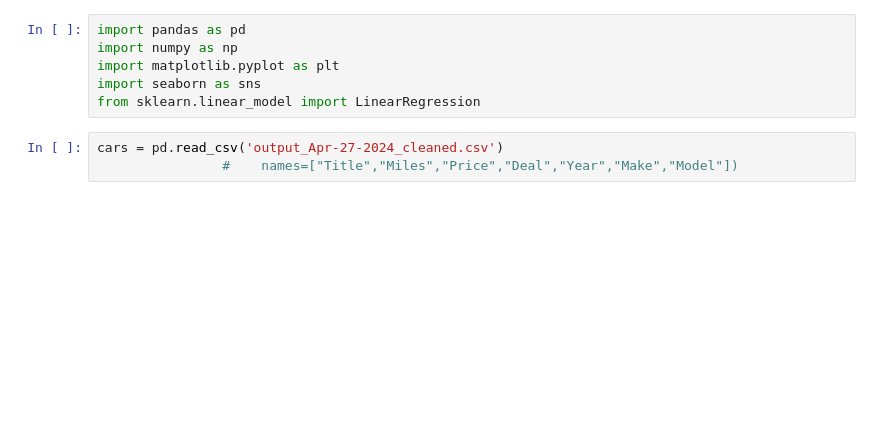
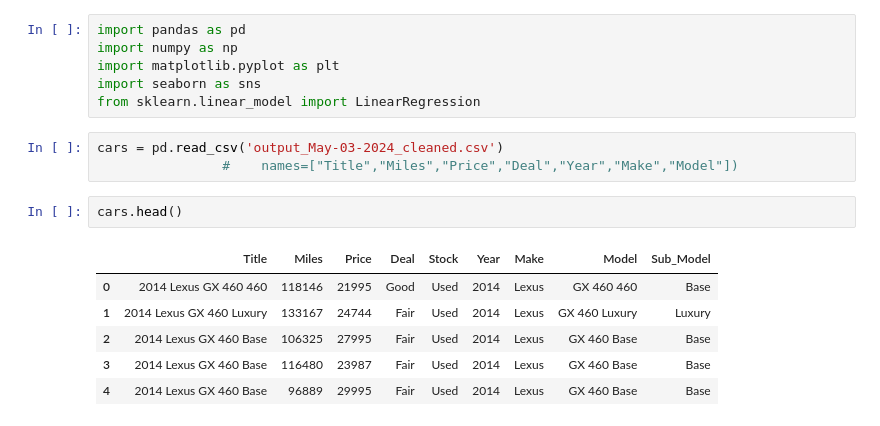
Before and after one commit to SantiagoEnriqueGA/used_car_price_visualization, a Jupyter notebook: carsDotCom/carsVis.ipynb, the cells around one changed output. Cells and saved outputs as stored; diff of their text form; blank space fills up the shorter version.

Commit message:
added stock_type: new/used

```diff
--- a/carsDotCom/carsVis.ipynb
+++ b/carsDotCom/carsVis.ipynb
@@ -5,8 +5,17 @@ import matplotlib.pyplot as plt
 import seaborn as sns
 from sklearn.linear_model import LinearRegression
 # %%
-cars = pd.read_csv('output_Apr-27-2024_cleaned.csv')
+cars = pd.read_csv('output_May-03-2024_cleaned.csv')
                 #    names=["Title","Miles","Price","Deal","Year","Make","Model"])
+# %%
+cars.head()
+# %% [output]
+|  | Title | Miles | Price | Deal | Stock | Year | Make | Model | Sub_Model |
+| 0 | 2014 Lexus GX 460 460 | 118146 | 21995 | Good | Used | 2014 | Lexus | GX 460 460 | Base |
+| 1 | 2014 Lexus GX 460 Luxury | 133167 | 24744 | Fair | Used | 2014 | Lexus | GX 460 Luxury | Luxury |
+| 2 | 2014 Lexus GX 460 Base | 106325 | 27995 | Fair | Used | 2014 | Lexus | GX 460 Base | Base |
+| 3 | 2014 Lexus GX 460 Base | 116480 | 23987 | Fair | Used | 2014 | Lexus | GX 460 Base | Base |
+| 4 | 2014 Lexus GX 460 Base | 96889 | 29995 | Fair | Used | 2014 | Lexus | GX 460 Base | Base |
 # %%
 plt.plot(cars['Miles'], cars['Price'], 'o')
 m, b = np.polyfit(cars['Miles'], cars['Price'], 1)
```
Also changed, not shown: parts of 3 cells of this notebook, 6 other files.
